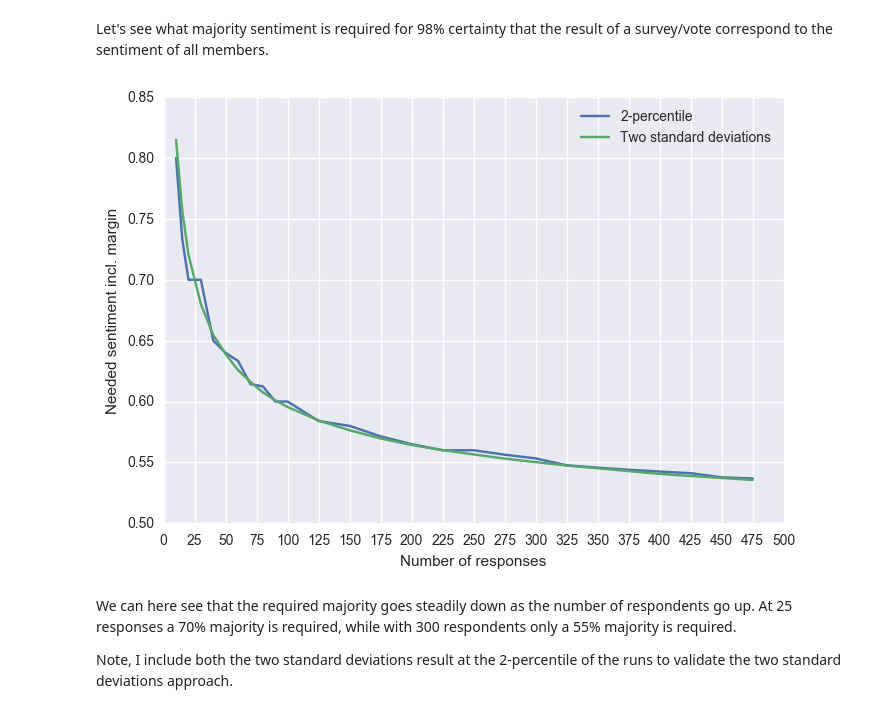
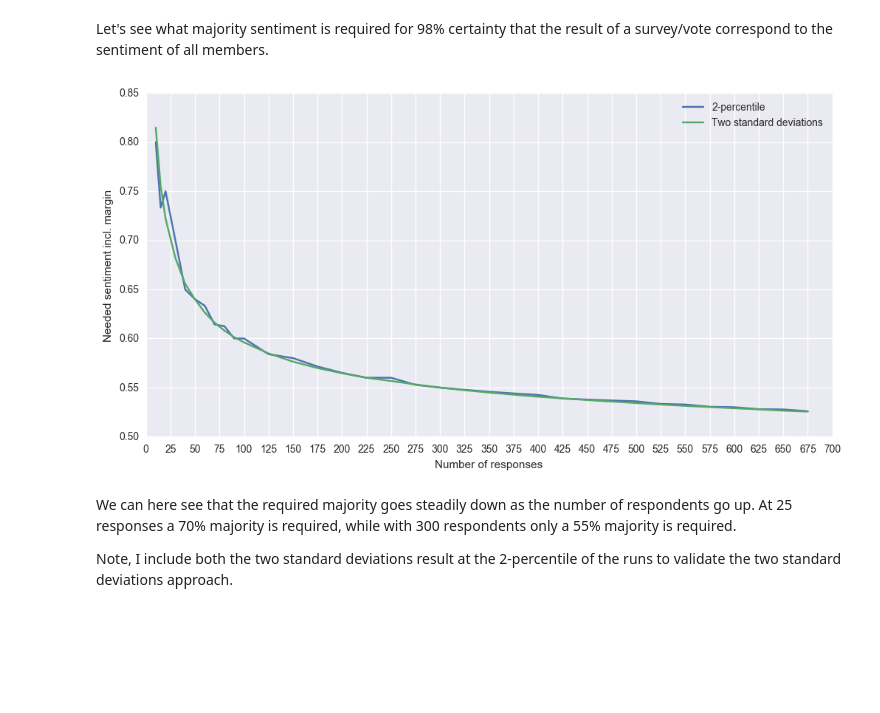
Before and after one commit to keldLundgaard/SandboxNetwork, a Jupyter notebook: Sandbox_response_rate_problem.ipynb, the cells around one changed output. Cells and saved outputs as stored; diff of their text form; code cells hidden in the pictures; blank space fills up the shorter version.

```diff
--- a/Sandbox_response_rate_problem.ipynb
+++ b/Sandbox_response_rate_problem.ipynb
@@ -51,7 +51,7 @@ runs = 50000
 from matplotlib.ticker import MultipleLocator, FormatStrFormatter
 certain_result_two_percentile = []
 certain_result_two_std = []
-N_respondants_list = list(range(10, 20, 5)) + list(range(20, 100, 10)) + list(range(100, 500, 25))
+N_respondants_list = list(range(10, 20, 5)) + list(range(20, 100, 10)) + list(range(100, 700, 25))
 for N_respondents in N_respondants_list:
     p = 0.5
     N_yes = int(N_members*p)
@@ -65,19 +65,19 @@ for N_respondents in N_respondants_list:
     certain_result_two_percentile.append(np.sort(results)[-int(runs*0.02)])
     certain_result_two_std.append(0.5 + 2*np.std(results))
 # %%
-fig, ax = plt.subplots()
+fig, ax = plt.subplots(figsize=(12, 6))
 x = N_respondants_list
 plt.plot(x, certain_result_two_percentile, '-', label='2-percentile')
 plt.plot(x, certain_result_two_std, '-', label='Two standard deviations')
 
 ax.xaxis.set_major_locator(MultipleLocator(25))
 ax.yaxis.set_major_locator(MultipleLocator(0.05))
 plt.ylabel('Needed sentiment incl. margin')
 plt.xlabel('Number of responses')
 plt.legend()
 plt.show()
 # %% [output]
-[figure, old version]
+[figure, new version]
 # %% [markdown]
 We can here see that the required majority goes steadily down as the number of respondents go up. At 25 responses a 70% majority is required, while with 300 respondents only a 55% majority is required.
 
```
Also changed, not shown: parts of 2 cells of this notebook.
